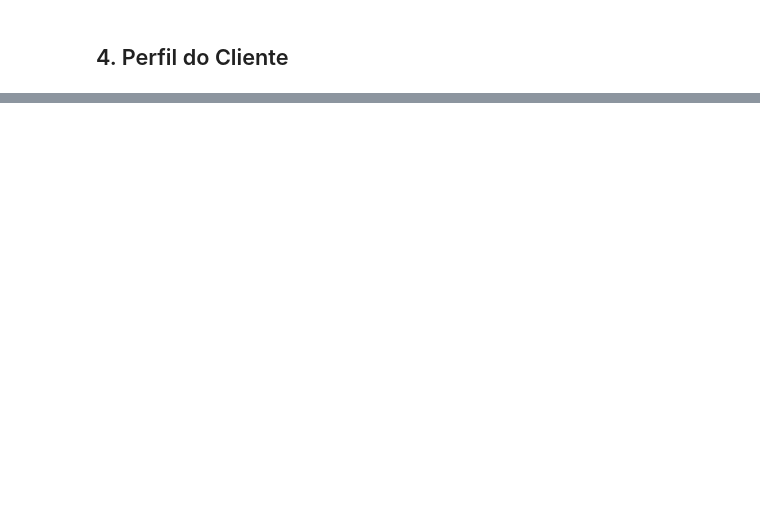
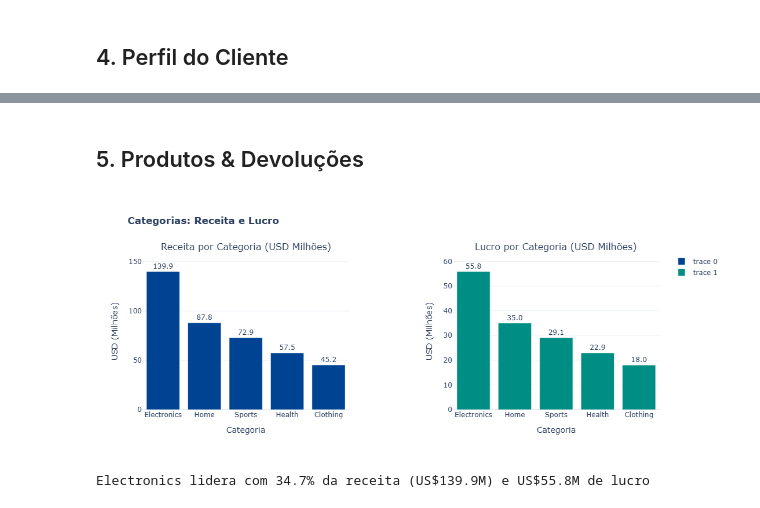
Before and after one commit to victorxavier01/EDA, a Jupyter notebook: 03-ecommerce-1m/eda_ecommerce_1m.ipynb, the cells around one changed output, grey strips where cells are left out. Drawn from its saved outputs; the diff is of its cells as text; code cells hidden in the pictures; blank space fills up the shorter version.

```diff
--- a/03-ecommerce-1m/eda_ecommerce_1m.ipynb
+++ b/03-ecommerce-1m/eda_ecommerce_1m.ipynb
@@ -404,0 +500,44 @@ fig.show()
+# %% [markdown]
+<div id="produtos"></div>
+
+## 5. Produtos & Devoluções
+# %%
+# Receita e lucro por categoria
+cat = df.groupby('category').agg(
+    receita=('total_price_usd', 'sum'),
+    lucro=('profit_usd', 'sum'),
+    transacoes=('order_id', 'count')
+).sort_values('receita', ascending=False)
+cat['pct_receita'] = cat['receita'] / df['total_price_usd'].sum() * 100
+
+fig = make_subplots(
+    rows=1, cols=2,
+    subplot_titles=('Receita por Categoria (USD Milhões)', 'Lucro por Categoria (USD Milhões)'),
+    horizontal_spacing=0.2
+)
+
+fig.add_trace(
+    go.Bar(x=cat.index, y=cat['receita'] / 1e6, marker_color='#004393',
+           text=[f'{v:.1f}' for v in cat['receita'] / 1e6], textposition='outside'),
+    row=1, col=1
+)
+fig.add_trace(
+    go.Bar(x=cat.index, y=cat['lucro'] / 1e6, marker_color='#008D84',
+           text=[f'{v:.1f}' for v in cat['lucro'] / 1e6], textposition='outside'),
+    row=1, col=2
+)
+fig.update_layout(
+    title='<b>Categorias: Receita e Lucro</b>',
+    template='plotly_white',
+    height=450
+)
+fig.update_xaxes(title_text='Categoria', row=1, col=1)
+fig.update_yaxes(title_text='USD (Milhões)', row=1, col=1)
+fig.update_xaxes(title_text='Categoria', row=1, col=2)
+fig.update_yaxes(title_text='USD (Milhões)', row=1, col=2)
+fig.show()
+
+print(f"{cat.index[0]} lidera com {cat['pct_receita'].iloc[0]:.1f}% da receita (US${cat['receita'].iloc[0] / 1e6:.1f}M) e US${cat['lucro'].iloc[0] / 1e6:.1f}M de lucro")
+# %% [output]
+[figure, added]
+Electronics lidera com 34.7% da receita (US$139.9M) e US$55.8M de lucro
```
Also changed, not shown: parts of 19 cells of this notebook, 1 other file.
